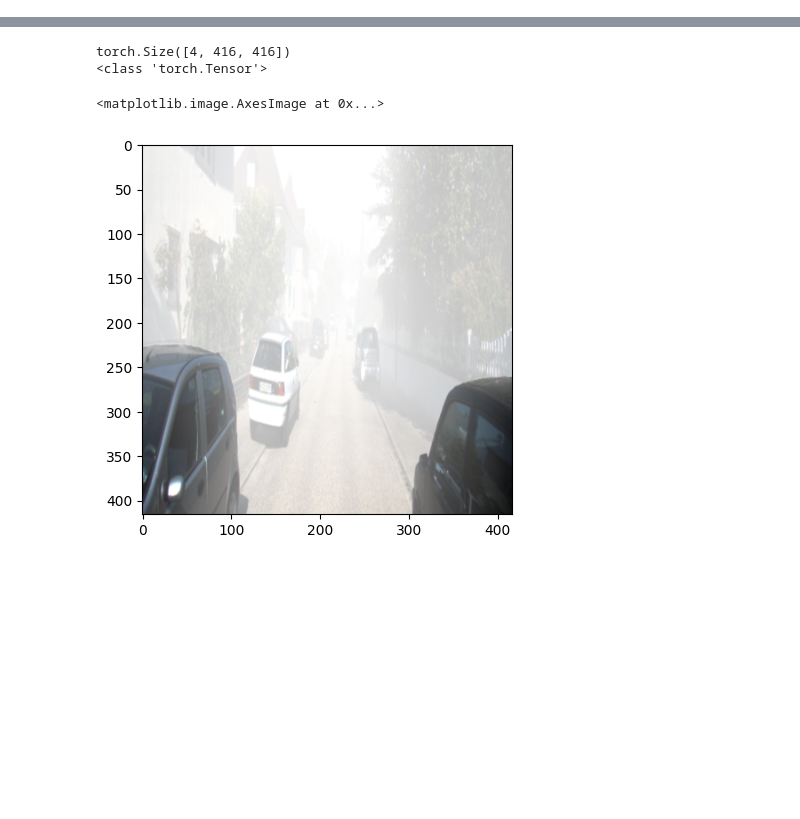
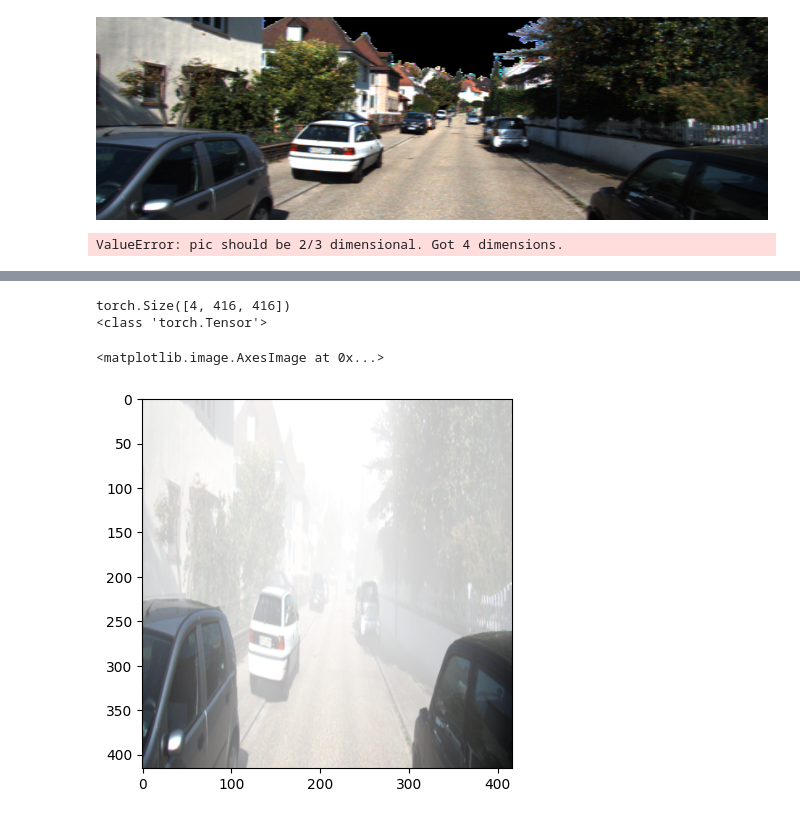
Before and after one commit to gkmocastro/rgbd-yolov2, a Jupyter notebook: test_nb.ipynb, the cells around one changed output, grey strips where cells are left out. Saved outputs shown, nothing was run; the diff lists cells and outputs as text; code cells hidden in the pictures; blank space fills up the shorter version.

```diff
--- a/test_nb.ipynb
+++ b/test_nb.ipynb
@@ -102,0 +154,8 @@ torch.Size([1, 40, 13, 13])
+# %%
+inv_transforms(image[0:3, :, :])
+# %% [output]
+[figure, added]
+# %%
+plt.imshow()
+# %% [output]
+ValueError: pic should be 2/3 dimensional. Got 4 dimensions.
```
Also changed, not shown: parts of 29 cells of this notebook, 1 other file.
